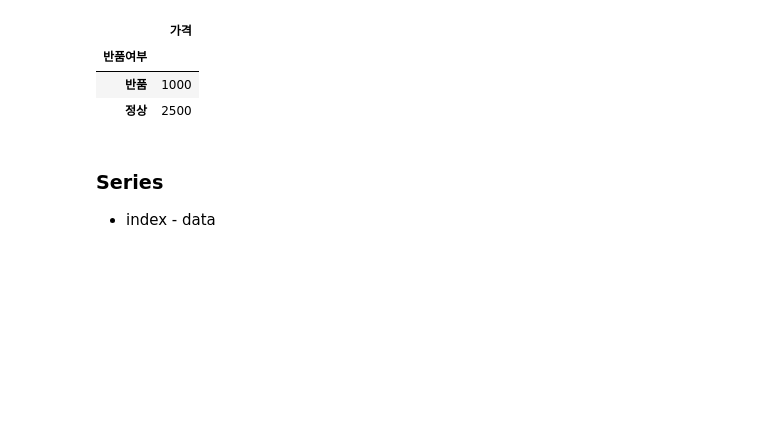
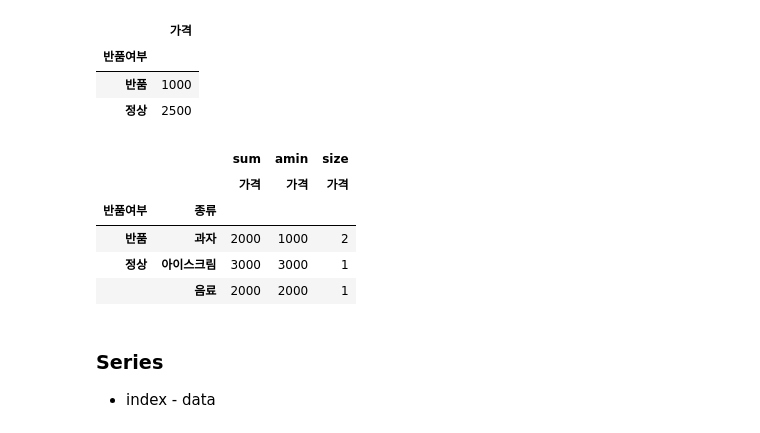
Before and after one commit to estskyway/study_data_analytics, a Jupyter notebook: codes/pandass/begginners.ipynb, the cells around one changed output. Cells and saved outputs as stored; diff of their text form; code cells hidden in the pictures; blank space fills up the shorter version.

```diff
--- a/codes/pandass/begginners.ipynb
+++ b/codes/pandass/begginners.ipynb
@@ -109,6 +109,15 @@ pd.pivot_table(data=df_saledays_dropcol, index='반품여부', values='가격')
 | 반품여부 |  |
 | 반품 | 1000 |
 | 정상 | 2500 |
+# %%
+df_saledays.pivot_table(index=['반품여부', '종류'], values='가격', aggfunc=[np.sum, np.min, np.size])
+# %% [output]
+|  |  | sum | amin | size |
+|  |  | 가격 | 가격 | 가격 |
+| 반품여부 | 종류 |  |  |  |
+| 반품 | 과자 | 2000 | 1000 | 2 |
+| 정상 | 아이스크림 | 3000 | 3000 | 1 |
+|  | 음료 | 2000 | 2000 | 1 |
 # %% [markdown]
 ### Series
 - index - data
```
Also changed, not shown: 3 other files.
